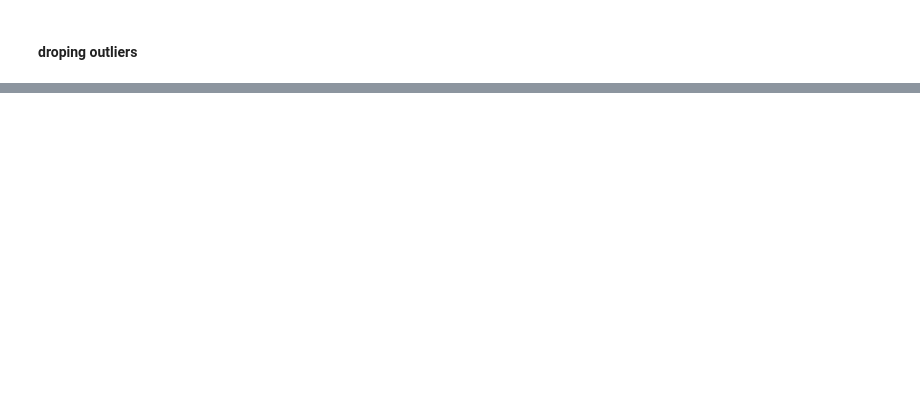
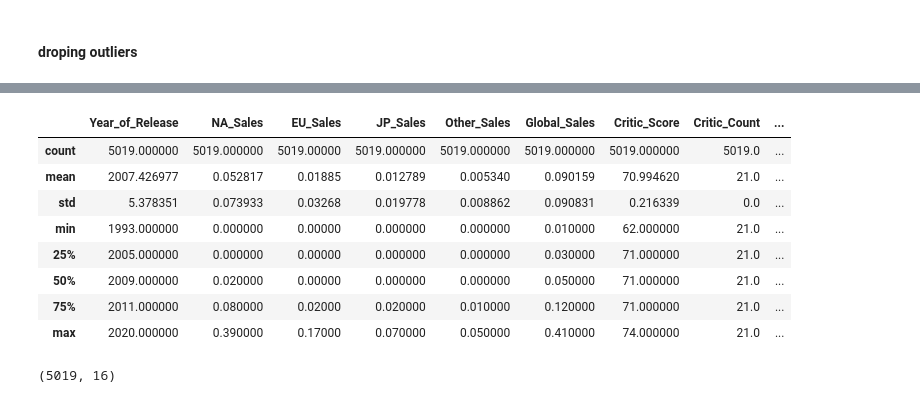
Before and after one commit to Jishnu-12/Data-analytics, a Jupyter notebook: EDA-Mini-Project/EDA-Mini-Project.ipynb, the cells around one changed output, grey strips where cells are left out. Saved outputs shown, nothing was run; the diff lists cells and outputs as text; code cells hidden in the pictures; blank space fills up the shorter version.

```diff
--- a/EDA-Mini-Project/EDA-Mini-Project.ipynb
+++ b/EDA-Mini-Project/EDA-Mini-Project.ipynb
@@ -316,0 +538,16 @@ outlier_recheck
+# %%
+df.describe()
+# %% [output]
+|  | Year_of_Release | NA_Sales | EU_Sales | JP_Sales | Other_Sales | Global_Sales | Critic_Score | Critic_Count | ... |
+| count | 5019.000000 | 5019.000000 | 5019.00000 | 5019.000000 | 5019.000000 | 5019.000000 | 5019.000000 | 5019.0 | ... |
+| mean | 2007.426977 | 0.052817 | 0.01885 | 0.012789 | 0.005340 | 0.090159 | 70.994620 | 21.0 | ... |
+| std | 5.378351 | 0.073933 | 0.03268 | 0.019778 | 0.008862 | 0.090831 | 0.216339 | 0.0 | ... |
+| min | 1993.000000 | 0.000000 | 0.00000 | 0.000000 | 0.000000 | 0.010000 | 62.000000 | 21.0 | ... |
+| 25% | 2005.000000 | 0.000000 | 0.00000 | 0.000000 | 0.000000 | 0.030000 | 71.000000 | 21.0 | ... |
+| 50% | 2009.000000 | 0.020000 | 0.00000 | 0.000000 | 0.000000 | 0.050000 | 71.000000 | 21.0 | ... |
+| 75% | 2011.000000 | 0.080000 | 0.02000 | 0.020000 | 0.010000 | 0.120000 | 71.000000 | 21.0 | ... |
+| max | 2020.000000 | 0.390000 | 0.17000 | 0.070000 | 0.050000 | 0.410000 | 74.000000 | 21.0 | ... |
+# %%
+df.shape
+# %% [output]
+(5019, 16)
```
Also changed, not shown: parts of 54 cells of this notebook.
